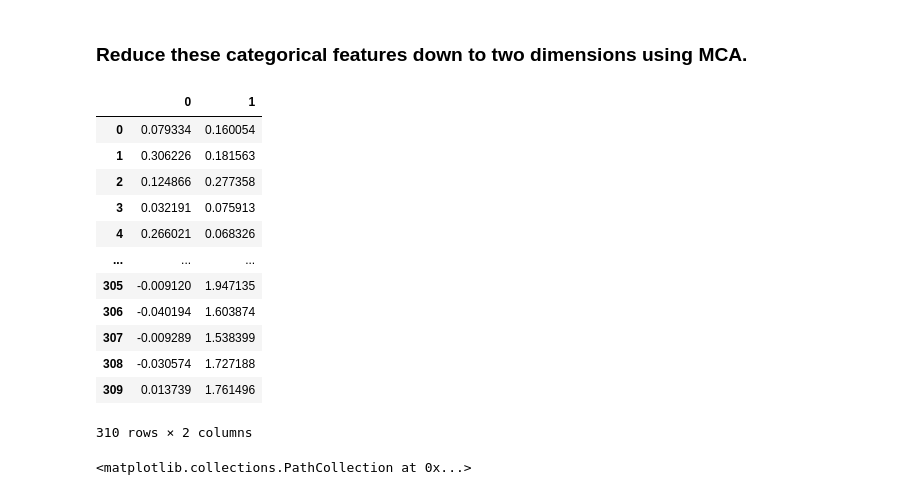
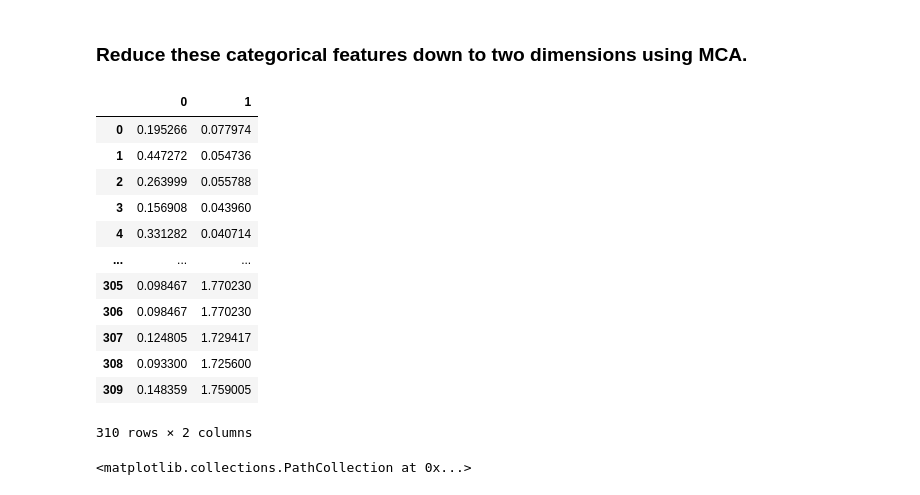
Before and after one commit to thinkful-dsi-cassowary/dsi3_student_pair_work, a Jupyter notebook: Coby/52_01_MCA and FAMD Assignment.ipynb, the cells around one changed output. Drawn from its saved outputs; the diff is of its cells as text; code cells hidden in the pictures.

```diff
--- a/Coby/52_01_MCA and FAMD Assignment.ipynb
+++ b/Coby/52_01_MCA and FAMD Assignment.ipynb
@@ -67,23 +67,23 @@ dimensions: (310, 17)
 # %% [markdown]
 ### Reduce these categorical features down to two dimensions using MCA.
 # %%
-model = prince.MCA()
-mca = model.fit(cat_data)
-coordinates = mca.transform(cat_data)
+model = prince.MCA(n_components=2)
+mca = model.fit(cat_data.drop('Zip', axis=1))
+coordinates = mca.transform(cat_data.drop('Zip', axis=1))
 coordinates
 # %% [output]
 |  | 0 | 1 |
-| 0 | 0.079334 | 0.160054 |
-| 1 | 0.306226 | 0.181563 |
-| 2 | 0.124866 | 0.277358 |
-| 3 | 0.032191 | 0.075913 |
-| 4 | 0.266021 | 0.068326 |
+| 0 | 0.195266 | 0.077974 |
+| 1 | 0.447272 | 0.054736 |
+| 2 | 0.263999 | 0.055788 |
+| 3 | 0.156908 | 0.043960 |
+| 4 | 0.331282 | 0.040714 |
 | ... | ... | ... |
-| 305 | -0.009120 | 1.947135 |
-| 306 | -0.040194 | 1.603874 |
-| 307 | -0.009289 | 1.538399 |
-| 308 | -0.030574 | 1.727188 |
-| 309 | 0.013739 | 1.761496 |
+| 305 | 0.098467 | 1.770230 |
+| 306 | 0.098467 | 1.770230 |
+| 307 | 0.124805 | 1.729417 |
+| 308 | 0.093300 | 1.725600 |
+| 309 | 0.148359 | 1.759005 |
 310 rows × 2 columns
 # %%
 import matplotlib.pyplot as plt
```
Also changed, not shown: parts of 3 cells of this notebook.
